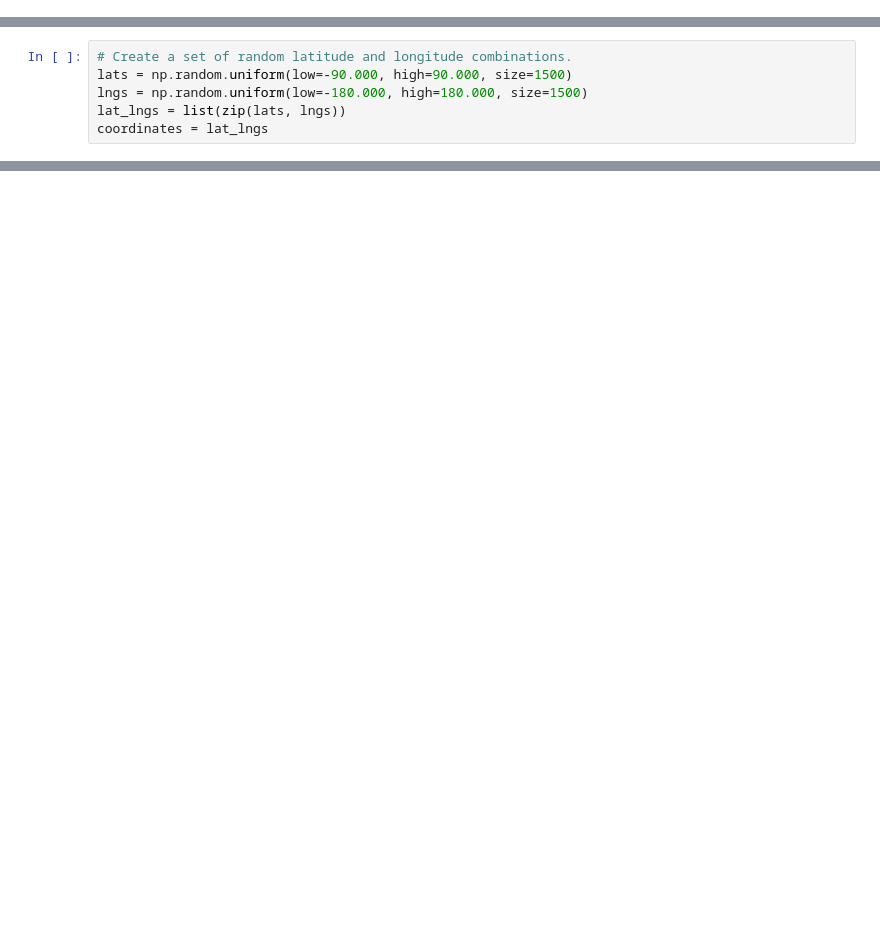
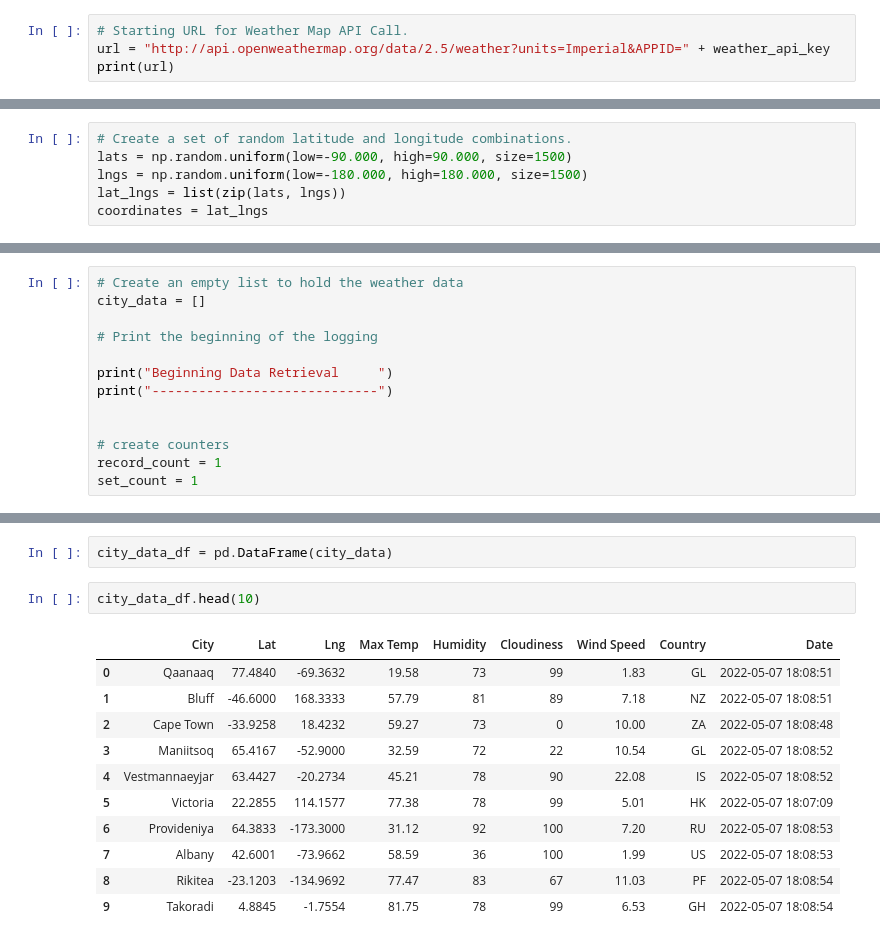
Before and after one commit to tbrech4/Weather_Analysis, a Jupyter notebook: WeatherPy.ipynb, the cells around one changed output, grey strips where cells are left out. Saved outputs shown, nothing was run; the diff lists cells and outputs as text; blank space fills up the shorter version.

Commit message:
Adding city weather data

```diff
--- a/WeatherPy.ipynb
+++ b/WeatherPy.ipynb
@@ -6,0 +13,4 @@ from citipy import citipy
+# %%
+# Starting URL for Weather Map API Call.
+url = "http://api.openweathermap.org/data/2.5/weather?units=Imperial&APPID=" + weather_api_key
+print(url)
@@ -46,0 +63,13 @@ cities
+# %%
+# Create an empty list to hold the weather data
+city_data = []
+
+# Print the beginning of the logging
+
+print("Beginning Data Retrieval     ")
+print("-----------------------------")
+
+
+# create counters
+record_count = 1
+set_count = 1
@@ -46,0 +150,16 @@ cities
+# %%
+city_data_df = pd.DataFrame(city_data)
+# %%
+city_data_df.head(10)
+# %% [output]
+|  | City | Lat | Lng | Max Temp | Humidity | Cloudiness | Wind Speed | Country | Date |
+| 0 | Qaanaaq | 77.4840 | -69.3632 | 19.58 | 73 | 99 | 1.83 | GL | 2022-05-07 18:08:51 |
+| 1 | Bluff | -46.6000 | 168.3333 | 57.79 | 81 | 89 | 7.18 | NZ | 2022-05-07 18:08:51 |
+| 2 | Cape Town | -33.9258 | 18.4232 | 59.27 | 73 | 0 | 10.00 | ZA | 2022-05-07 18:08:48 |
+| 3 | Maniitsoq | 65.4167 | -52.9000 | 32.59 | 72 | 22 | 10.54 | GL | 2022-05-07 18:08:52 |
+| 4 | Vestmannaeyjar | 63.4427 | -20.2734 | 45.21 | 78 | 90 | 22.08 | IS | 2022-05-07 18:08:52 |
+| 5 | Victoria | 22.2855 | 114.1577 | 77.38 | 78 | 99 | 5.01 | HK | 2022-05-07 18:07:09 |
+| 6 | Provideniya | 64.3833 | -173.3000 | 31.12 | 92 | 100 | 7.20 | RU | 2022-05-07 18:08:53 |
+| 7 | Albany | 42.6001 | -73.9662 | 58.59 | 36 | 100 | 1.99 | US | 2022-05-07 18:08:53 |
+| 8 | Rikitea | -23.1203 | -134.9692 | 77.47 | 83 | 67 | 11.03 | PF | 2022-05-07 18:08:54 |
+| 9 | Takoradi | 4.8845 | -1.7554 | 81.75 | 78 | 99 | 6.53 | GH | 2022-05-07 18:08:54 |
```
Also changed, not shown: parts of 9 cells of this notebook, 3 other files.
